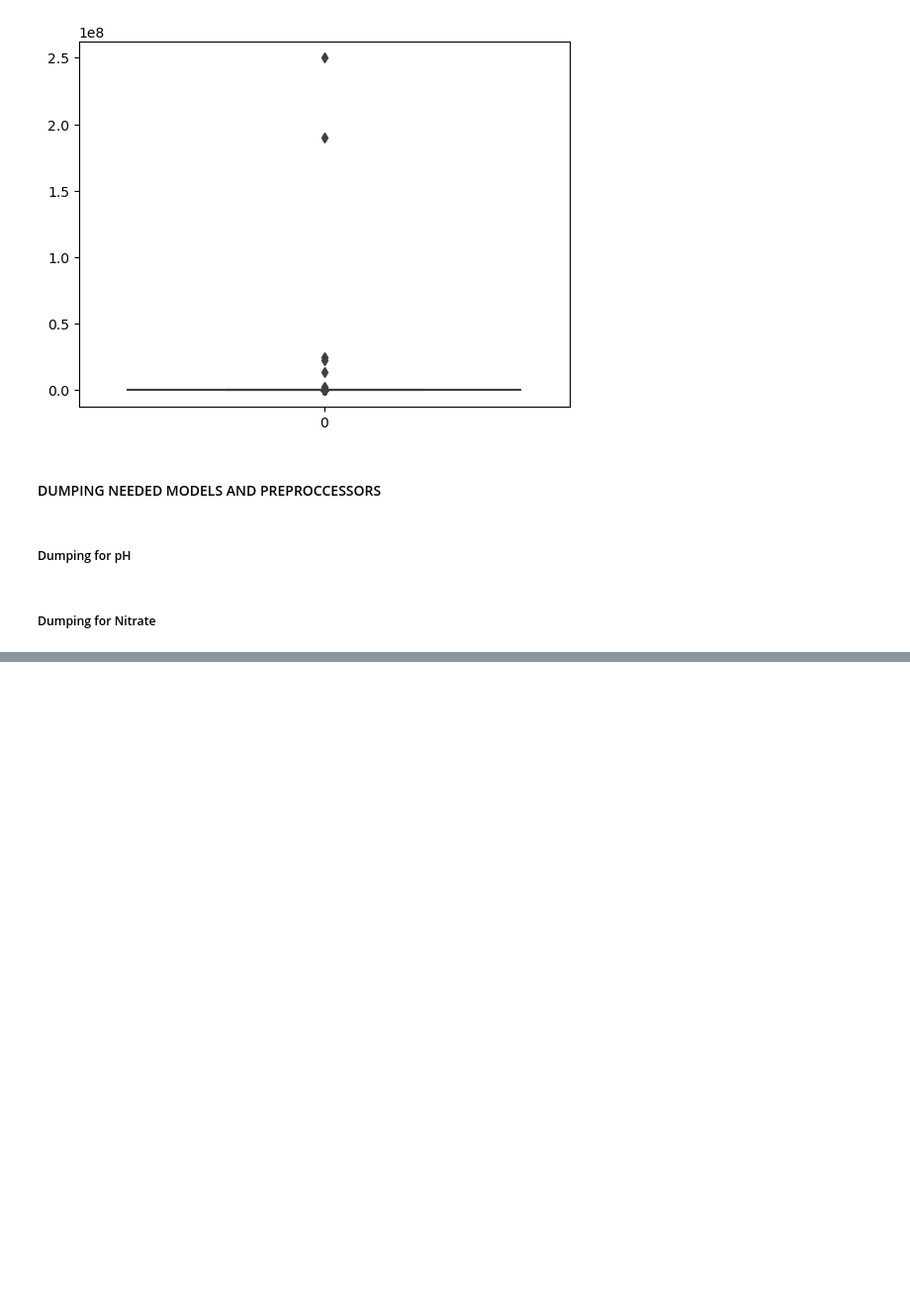
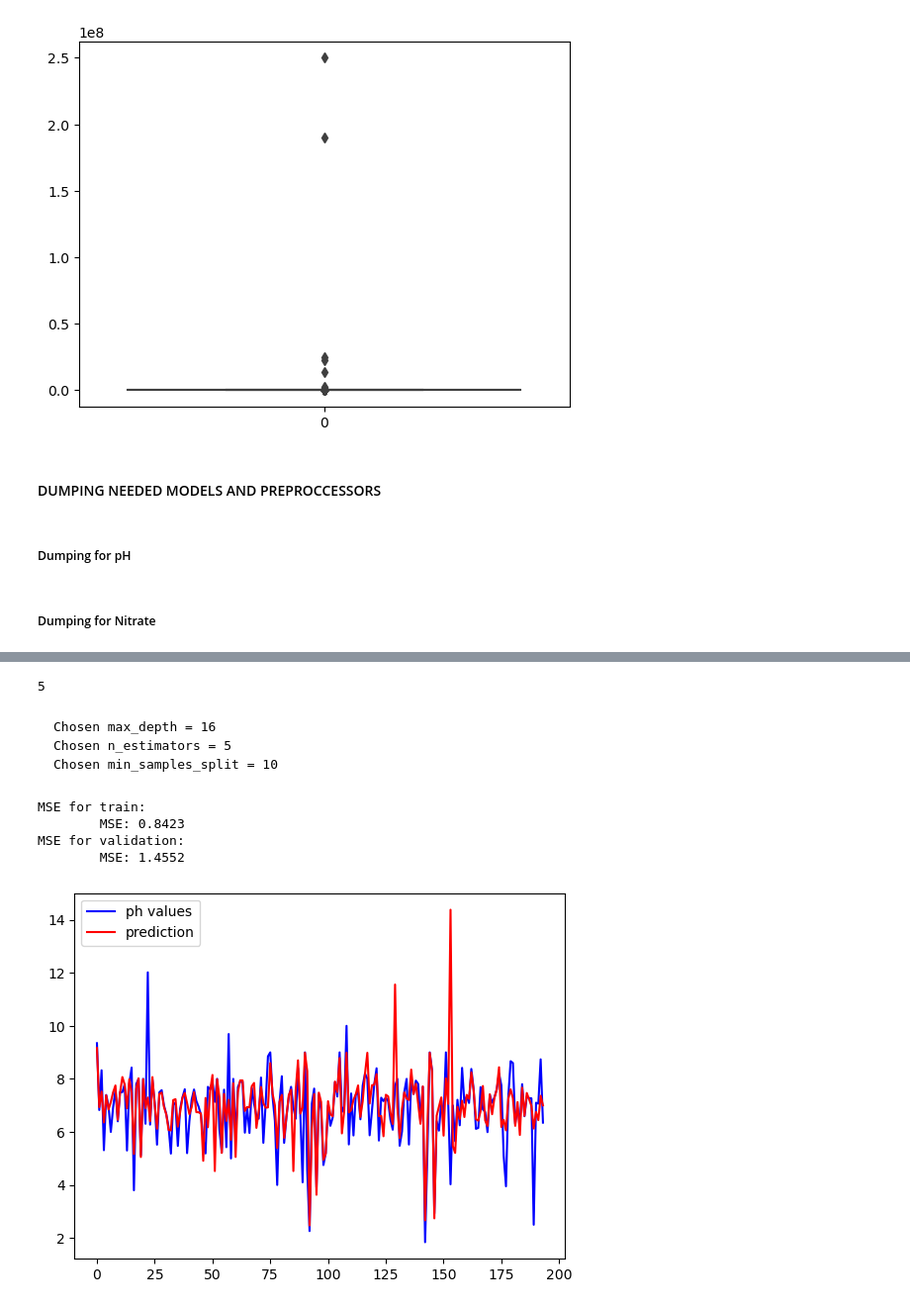
Before and after one commit to usmanadaudu/water_potability_prediction_web_app, a Jupyter notebook: notebooks/Water_potability_model5.ipynb, the cells around one changed output, grey strips where cells are left out. Shown at 99% size. Drawn from its saved outputs; the diff is of its cells as text; code cells hidden in the pictures; blank space fills up the shorter version.

```diff
--- a/notebooks/Water_potability_model5.ipynb
+++ b/notebooks/Water_potability_model5.ipynb
@@ -2181,0 +1994,29 @@ plt.title('Differences between actual and predicted pH values');
+# %%
+best_n_estimators = n_estimators_list[ind_n_estimators]
+best_n_estimators
+# %% [output]
+5
+# %% [markdown]
+    Chosen max_depth = 16
+    Chosen n_estimators = 5
+    Chosen min_samples_split = 10
+# %%
+random_forest_do_model = RandomForestRegressor(n_estimators = 5,
+                                             max_depth = 16,
+                                             min_samples_split = 10).fit(X_train,y_train)
+# %%
+print(f"MSE for train:\n\tMSE: {MSE(random_forest_do_model.predict(X_train),y_train):.4f}")
+print(f"MSE for validation:\n\tMSE: {MSE(random_forest_do_model.predict(X_val),y_val):.4f}")
+# %% [output]
+MSE for train:
+        MSE: 0.8423
+MSE for validation:
+        MSE: 1.4552
+# %%
+y_pred_do = random_forest_do_model.predict(X_val)
+# %%
+plt.plot(range(len(y_val)),y_val,'b',label='ph values')
+plt.plot(range(len(y_pred_do)),y_pred_do,'r',label='prediction')
+plt.legend(loc='best');
+# %% [output]
+[figure, added]
```
Also changed, not shown: parts of 168 cells of this notebook.
